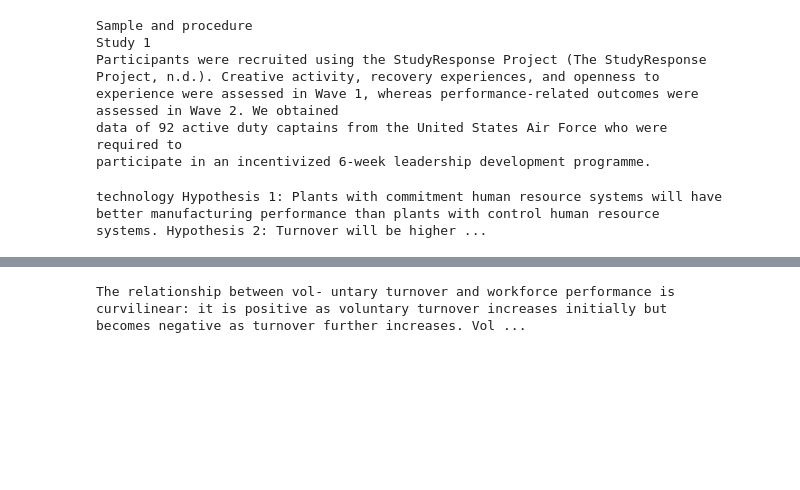
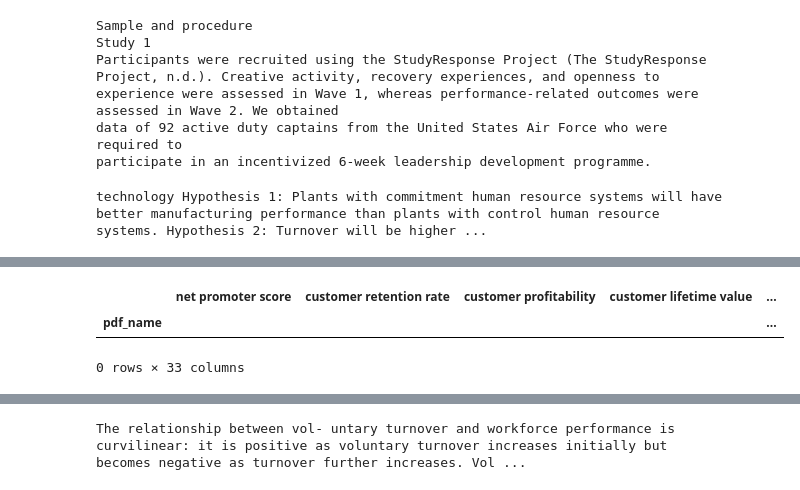
Before and after one commit to shubhm-gupta/Customer_KPI, a Jupyter notebook: ExperimentSummary.ipynb, the cells around one changed output, grey strips where cells are left out. Drawn from its saved outputs; the diff is of its cells as text; code cells hidden in the pictures; blank space fills up the shorter version.

```diff
--- a/ExperimentSummary.ipynb
+++ b/ExperimentSummary.ipynb
@@ -87,0 +183,6 @@ def summarize_article(article_text):
+# %%
+df
+# %% [output]
+|  | net promoter score | customer retention rate | customer profitability | customer lifetime value | ... |
+| pdf_name |  |  |  |  | ... |
+0 rows × 33 columns
```
Also changed, not shown: parts of 27 cells of this notebook, 4 other files.
